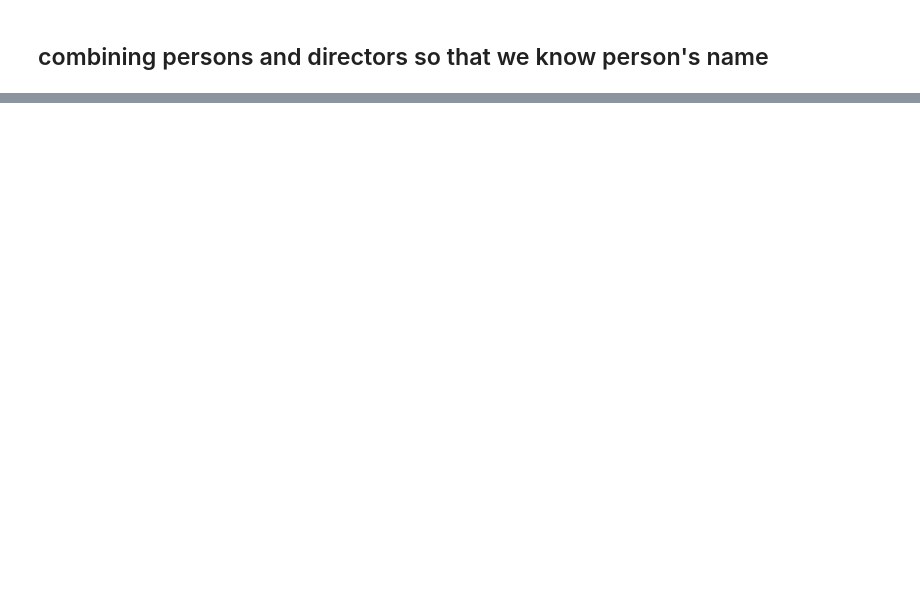
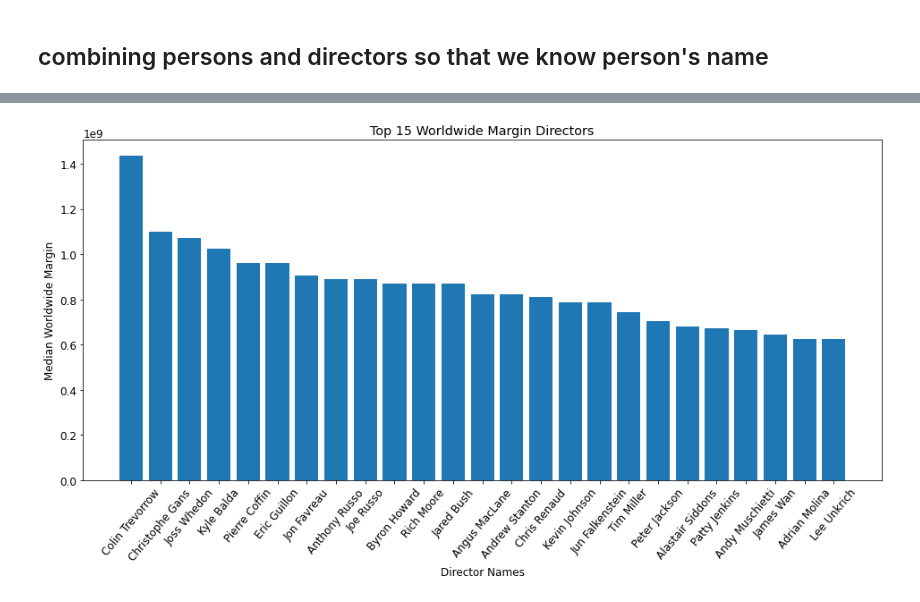
Before and after one commit to ParkedHampster/MS_Studios-Phase_1, a Jupyter notebook: individual_notebooks/Alison.ipynb, the cells around one changed output, grey strips where cells are left out. Saved outputs shown, nothing was run; the diff lists cells and outputs as text; code cells hidden in the pictures; blank space fills up the shorter version.

```diff
--- a/individual_notebooks/Alison.ipynb
+++ b/individual_notebooks/Alison.ipynb
@@ -689,0 +461,5 @@ directors_names
+# %%
+budgets_df['foreign_gross'] = budgets_df['worldwide_gross'] - budgets_df['domestic_gross']
+budgets_df['domestic_margin'] = budgets_df['domestic_gross'] - budgets_df['production_budget']
+budgets_df['worldwide_margin'] = budgets_df['worldwide_gross'] - budgets_df['production_budget']
+budgets_df['foreign_margin'] = budgets_df['foreign_gross'] - budgets_df['production_budget']
@@ -689,0 +475,3 @@ directors_names
+# %%
+recent_movies = budgets_df.merge(recent_imdb_movies, on="movie_id", how='inner')
+recent_movies.info()
@@ -689,0 +496,3 @@ directors_names
+# %%
+movies_directors = recent_movies.merge(imdb_directors, on="movie_id", how='inner')
+movies_directors.head()
@@ -689,0 +549,4 @@ directors_names
+# %%
+director_wwmargin_median = movies_directors.groupby(
+    ['primary_name', 'person_id'], as_index=False
+)['worldwide_margin'].median().sort_values(by='worldwide_margin', ascending=False)[:25]
@@ -689,0 +573,18 @@ directors_names
+# %%
+fig, ax = plt.subplots(figsize=(16, 7))
+ax.set(
+    title = "Top 15 Worldwide Margin Directors",
+    xlabel = "Director Names",
+    ylabel = "Median Worldwide Margin"
+)
+
+
+x = director_wwmargin_median['primary_name']
+y = director_wwmargin_median['worldwide_margin']
+
+ax.bar(x, y)
+plt.xticks(rotation=50)
+plt.rc('font', size = 10)
+"";
+# %% [output]
+[figure, added]
```
Also changed, not shown: parts of 62 cells of this notebook.
